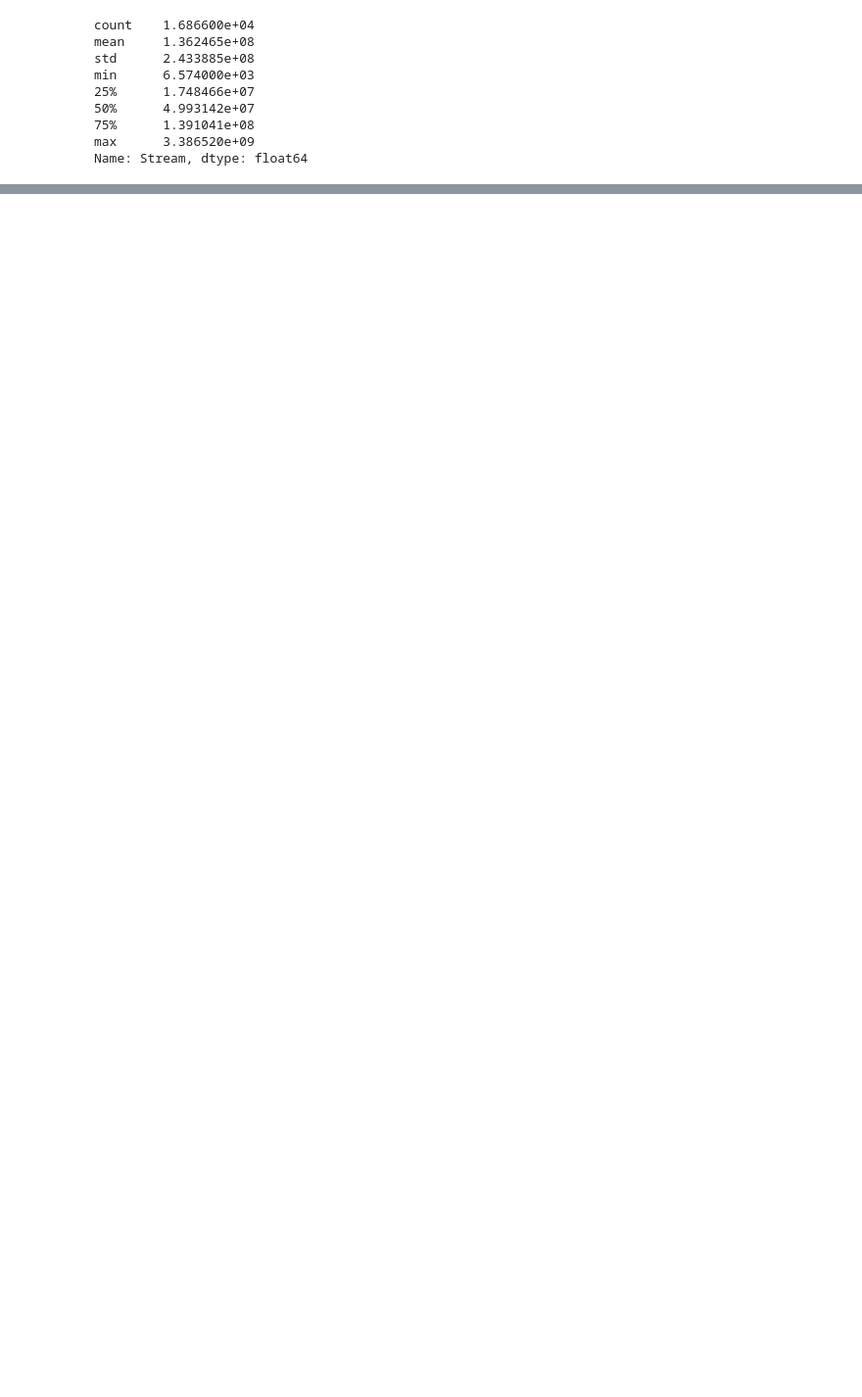
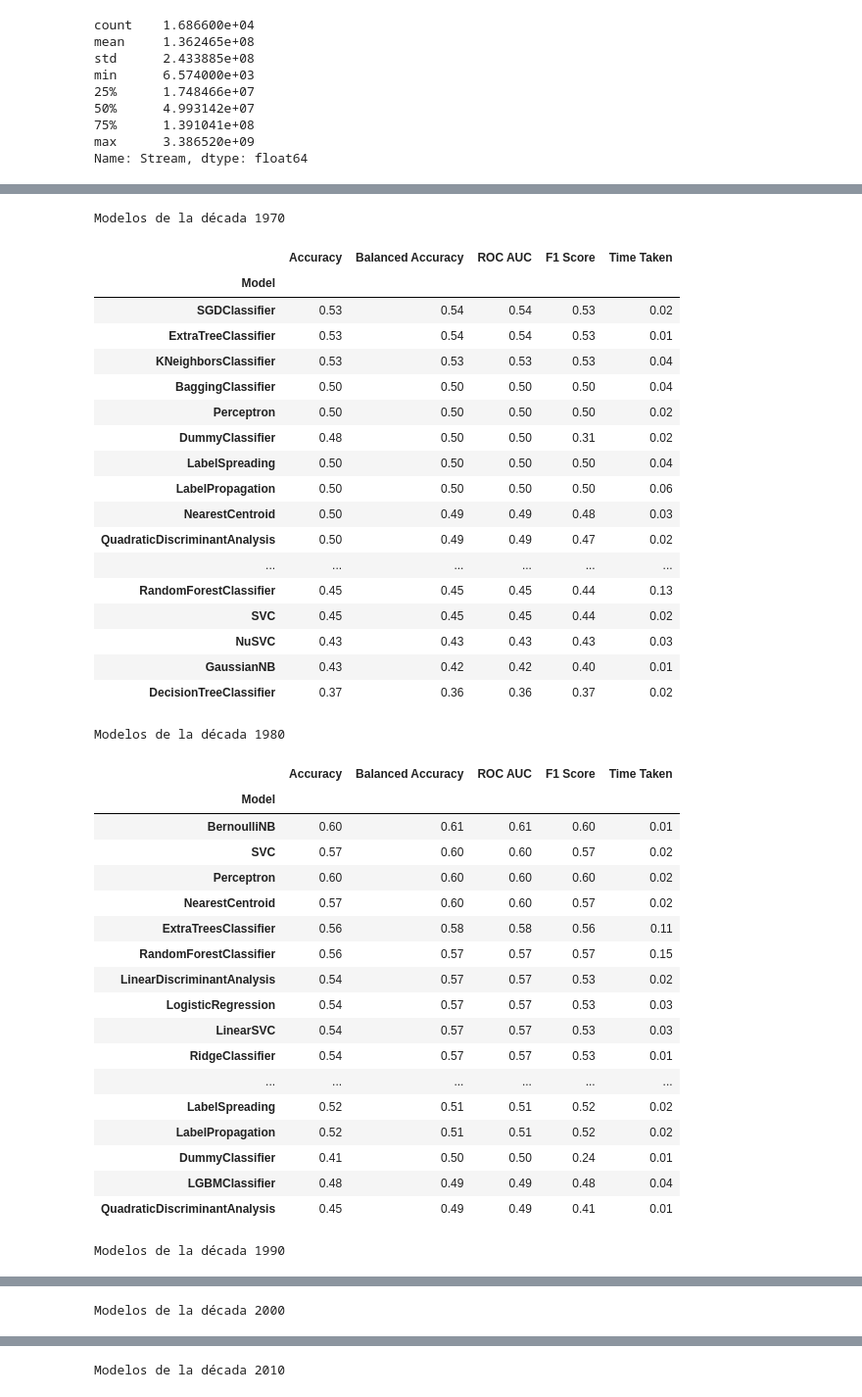
Before and after one commit to jjmoras1/Youtube-Spotify, a Jupyter notebook: test_df_final_decada.ipynb, the cells around one changed output, grey strips where cells are left out. Shown at 98% size. Drawn from its saved outputs; the diff is of its cells as text; code cells hidden in the pictures; blank space fills up the shorter version.

```diff
--- a/test_df_final_decada.ipynb
+++ b/test_df_final_decada.ipynb
@@ -84,18 +19,0 @@ La categorías estan algo desbalanceadas, para entrenar el modelo se va acotar e
-# %%
-count_cat1=df_decada['Categoria'].value_counts()[1]
-# %%
-# Filtrar las categorías
-categoria_0 = df_decada[df_decada['Categoria'] == 0]
-categoria_1 = df_decada[df_decada['Categoria'] == 1]
-
-# Muestrear 175 registros aleatorios de la categoría 0
-categoria_0_sample = categoria_0.sample(n=count_cat1, random_state=42)
-
-# Combinar los 175 registros de cada categoría
-df_balanceado = pd.concat([categoria_0_sample, categoria_1])
-
-# Barajar las filas (opcional, para mezclar las categorías)
-df_balanceado = df_balanceado.sample(frac=1, random_state=42).reset_index(drop=True)
-
-# Verificar la distribución de las categorías
-print(df_balanceado['Categoria'].value_counts())
@@ -107,5 +19,0 @@ Name: count, dtype: int64
-# %%
-X=df_balanceado[['Acousticness','Danceability', 'Duration_min', 'Energy',
-       'Instrumentalness', 'Key', 'Liveness', 'Loudness',
-       'Speechiness', 'Tempo', 'Valence',
-        ]]
@@ -120,9 +19,0 @@ from lazypredict.Supervised import LazyClassifier
-# %%
-lazy_clf= LazyClassifier(verbose=0,
-					ignore_warnings=False,
-					custom_metric=None)
-
-# fitting data in LazyClassifier
-models, predictions = lazy_clf.fit(X_train, X_test,
-							y_train, y_test)
-models
@@ -166,0 +230,44 @@ You can set `force_col_wise=true` to remove the overhead.
+# %%
+for i in test.keys():
+    print(f'Modelos de la década {i}')
+    display(test[i])  # Esto imprimirá los resultados de LazyClassifier
+# %% [output]
+Modelos de la década 1970
+|  | Accuracy | Balanced Accuracy | ROC AUC | F1 Score | Time Taken |
+| Model |  |  |  |  |  |
+| SGDClassifier | 0.53 | 0.54 | 0.54 | 0.53 | 0.02 |
+| ExtraTreeClassifier | 0.53 | 0.54 | 0.54 | 0.53 | 0.01 |
+| KNeighborsClassifier | 0.53 | 0.53 | 0.53 | 0.53 | 0.04 |
+| BaggingClassifier | 0.50 | 0.50 | 0.50 | 0.50 | 0.04 |
+| Perceptron | 0.50 | 0.50 | 0.50 | 0.50 | 0.02 |
+| DummyClassifier | 0.48 | 0.50 | 0.50 | 0.31 | 0.02 |
+| LabelSpreading | 0.50 | 0.50 | 0.50 | 0.50 | 0.04 |
+| LabelPropagation | 0.50 | 0.50 | 0.50 | 0.50 | 0.06 |
+| NearestCentroid | 0.50 | 0.49 | 0.49 | 0.48 | 0.03 |
+| QuadraticDiscriminantAnalysis | 0.50 | 0.49 | 0.49 | 0.47 | 0.02 |
+| ... | ... | ... | ... | ... | ... |
+| RandomForestClassifier | 0.45 | 0.45 | 0.45 | 0.44 | 0.13 |
+| SVC | 0.45 | 0.45 | 0.45 | 0.44 | 0.02 |
+| NuSVC | 0.43 | 0.43 | 0.43 | 0.43 | 0.03 |
+| GaussianNB | 0.43 | 0.42 | 0.42 | 0.40 | 0.01 |
+| DecisionTreeClassifier | 0.37 | 0.36 | 0.36 | 0.37 | 0.02 |
+Modelos de la década 1980
+|  | Accuracy | Balanced Accuracy | ROC AUC | F1 Score | Time Taken |
+| Model |  |  |  |  |  |
+| BernoulliNB | 0.60 | 0.61 | 0.61 | 0.60 | 0.01 |
+| SVC | 0.57 | 0.60 | 0.60 | 0.57 | 0.02 |
+| Perceptron | 0.60 | 0.60 | 0.60 | 0.60 | 0.02 |
+| NearestCentroid | 0.57 | 0.60 | 0.60 | 0.57 | 0.02 |
+| ExtraTreesClassifier | 0.56 | 0.58 | 0.58 | 0.56 | 0.11 |
+| RandomForestClassifier | 0.56 | 0.57 | 0.57 | 0.57 | 0.15 |
+| LinearDiscriminantAnalysis | 0.54 | 0.57 | 0.57 | 0.53 | 0.02 |
+| LogisticRegression | 0.54 | 0.57 | 0.57 | 0.53 | 0.03 |
+| LinearSVC | 0.54 | 0.57 | 0.57 | 0.53 | 0.03 |
+| RidgeClassifier | 0.54 | 0.57 | 0.57 | 0.53 | 0.01 |
+| ... | ... | ... | ... | ... | ... |
+| LabelSpreading | 0.52 | 0.51 | 0.51 | 0.52 | 0.02 |
+| LabelPropagation | 0.52 | 0.51 | 0.51 | 0.52 | 0.02 |
+| DummyClassifier | 0.41 | 0.50 | 0.50 | 0.24 | 0.01 |
+| LGBMClassifier | 0.48 | 0.49 | 0.49 | 0.48 | 0.04 |
+| QuadraticDiscriminantAnalysis | 0.45 | 0.49 | 0.49 | 0.41 | 0.01 |
+Modelos de la década 1990
@@ -166,0 +292 @@ You can set `force_col_wise=true` to remove the overhead.
+Modelos de la década 2000
@@ -166,0 +311 @@ You can set `force_col_wise=true` to remove the overhead.
+Modelos de la década 2010
```
Also changed, not shown: parts of 37 cells of this notebook, 7 other files.
